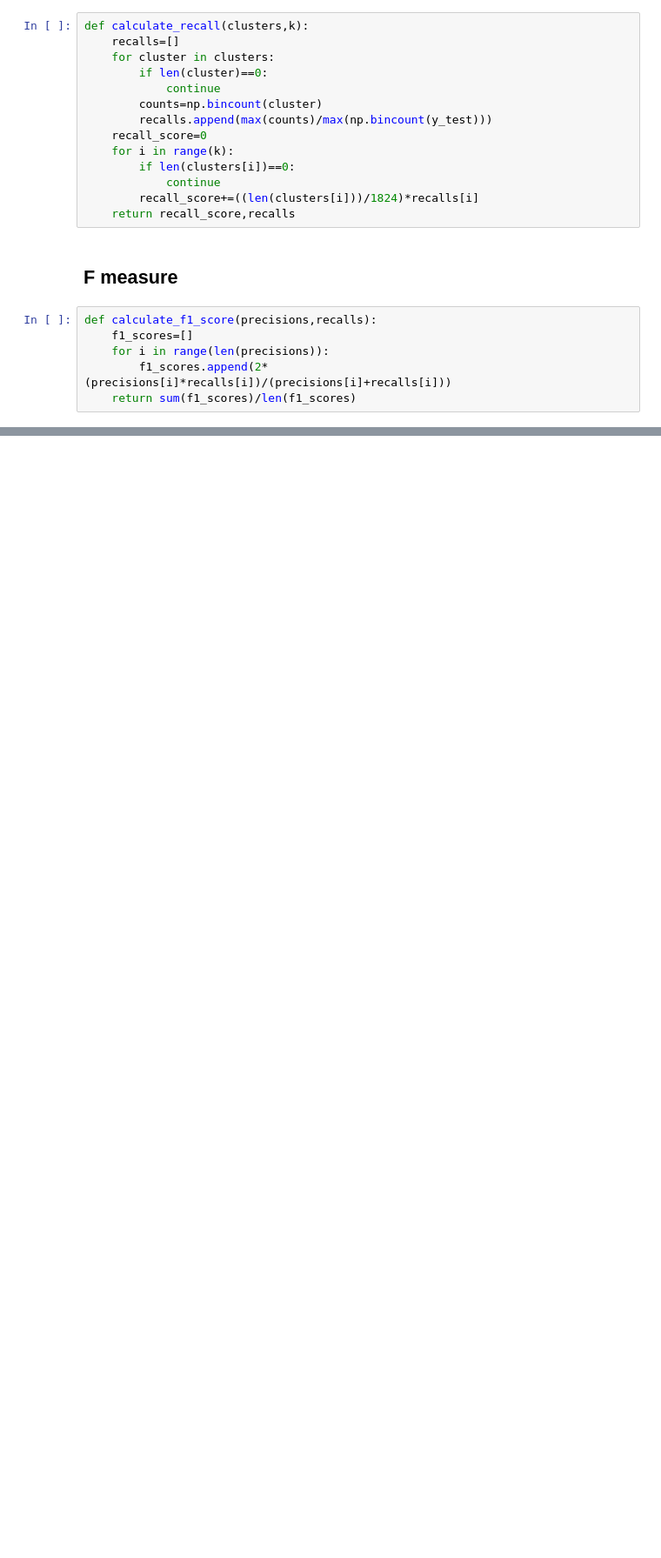
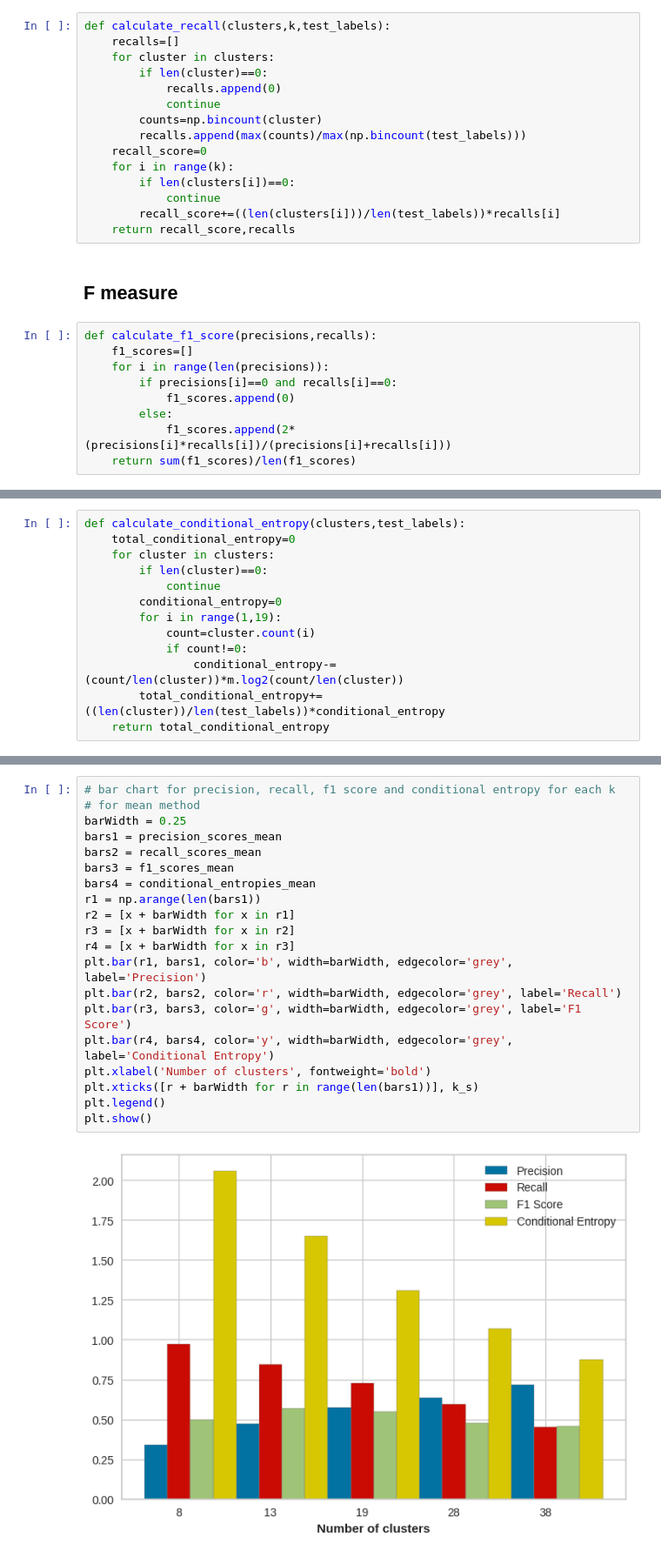
Before and after one commit to YoussefAboelwafa/Activity-Detection, a Jupyter notebook: K-means.ipynb, the cells around one changed output, grey strips where cells are left out. Shown: that part at 87% size. Saved outputs shown, nothing was run; the diff lists cells and outputs as text; blank space fills up the shorter version.

```diff
--- a/K-means.ipynb
+++ b/K-means.ipynb
@@ -173,18 +195,19 @@ def calculate_precision(clusters,k):
 # %% [markdown]
 ## Recall measure
 # %%
-def calculate_recall(clusters,k):
+def calculate_recall(clusters,k,test_labels):
     recalls=[]
     for cluster in clusters:
         if len(cluster)==0:
+            recalls.append(0)
             continue
         counts=np.bincount(cluster)
-        recalls.append(max(counts)/max(np.bincount(y_test)))
+        recalls.append(max(counts)/max(np.bincount(test_labels)))
     recall_score=0
     for i in range(k):
         if len(clusters[i])==0:
             continue
-        recall_score+=((len(clusters[i]))/1824)*recalls[i]
+        recall_score+=((len(clusters[i]))/len(test_labels))*recalls[i]
     return recall_score,recalls
 # %% [markdown]
 ## F measure
@@ -192,5 +215,8 @@ def calculate_recall(clusters,k):
 def calculate_f1_score(precisions,recalls):
     f1_scores=[]
     for i in range(len(precisions)):
-        f1_scores.append(2*(precisions[i]*recalls[i])/(precisions[i]+recalls[i]))
+        if precisions[i]==0 and recalls[i]==0:
+            f1_scores.append(0)
+        else:
+            f1_scores.append(2*(precisions[i]*recalls[i])/(precisions[i]+recalls[i]))
     return sum(f1_scores)/len(f1_scores)
@@ -229,0 +225,13 @@ F1 Score: 0.4631667402000358
+# %%
+def calculate_conditional_entropy(clusters,test_labels):
+    total_conditional_entropy=0
+    for cluster in clusters:
+        if len(cluster)==0:
+            continue
+        conditional_entropy=0
+        for i in range(1,19):
+            count=cluster.count(i)
+            if count!=0:
+                conditional_entropy-=(count/len(cluster))*m.log2(count/len(cluster))
+        total_conditional_entropy+=((len(cluster))/len(test_labels))*conditional_entropy
+    return total_conditional_entropy
@@ -229,0 +356,22 @@ F1 Score: 0.4631667402000358
+# %%
+# bar chart for precision, recall, f1 score and conditional entropy for each k
+# for mean method
+barWidth = 0.25
+bars1 = precision_scores_mean
+bars2 = recall_scores_mean
+bars3 = f1_scores_mean
+bars4 = conditional_entropies_mean
+r1 = np.arange(len(bars1))
+r2 = [x + barWidth for x in r1]
+r3 = [x + barWidth for x in r2]
+r4 = [x + barWidth for x in r3]
+plt.bar(r1, bars1, color='b', width=barWidth, edgecolor='grey', label='Precision')
+plt.bar(r2, bars2, color='r', width=barWidth, edgecolor='grey', label='Recall')
+plt.bar(r3, bars3, color='g', width=barWidth, edgecolor='grey', label='F1 Score')
+plt.bar(r4, bars4, color='y', width=barWidth, edgecolor='grey', label='Conditional Entropy')
+plt.xlabel('Number of clusters', fontweight='bold')
+plt.xticks([r + barWidth for r in range(len(bars1))], k_s)
+plt.legend()
+plt.show()
+# %% [output]
+[figure, added]
```
Also changed, not shown: parts of 36 cells of this notebook.
